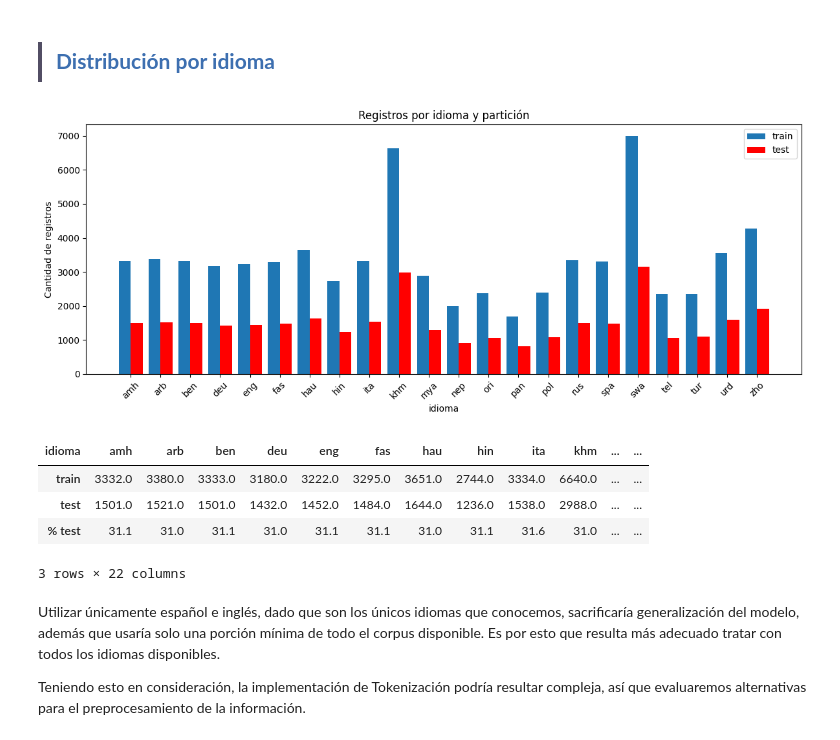
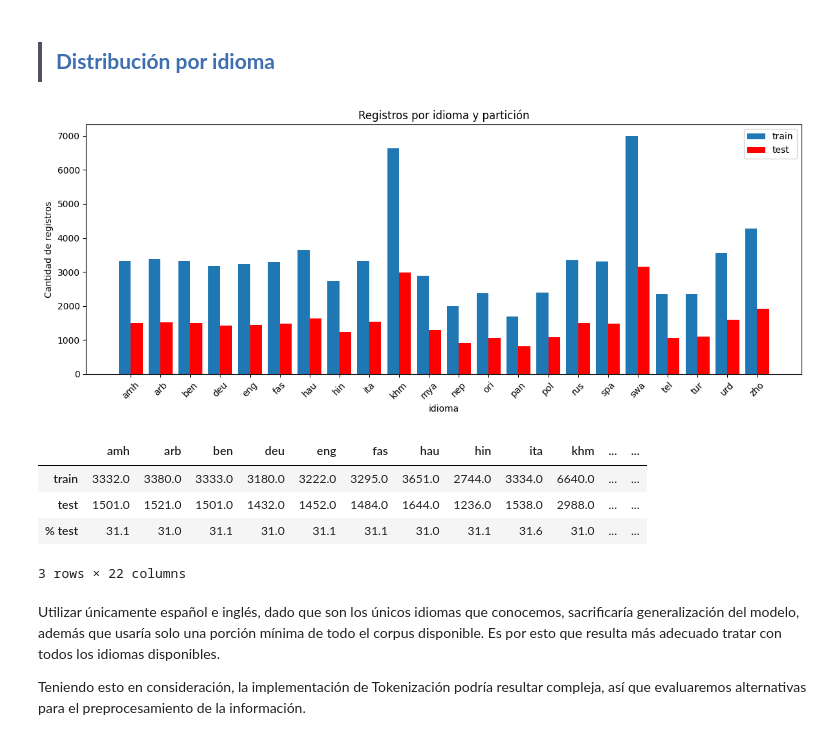
Before and after one commit to makore-0612/POLAR_DMMMOP_PLN, a Jupyter notebook: 1-analisis_exploratorio.ipynb, the cells around one changed output. Drawn from its saved outputs; the diff is of its cells as text; code cells hidden in the pictures.

```diff
--- a/1-analisis_exploratorio.ipynb
+++ b/1-analisis_exploratorio.ipynb
@@ -160,25 +160,25 @@ Polarizados sin ninguna manifestación: 0
 # %%
 # Cantidad de registros por idioma y partición
 conteo = pd.DataFrame({'train': train['idioma'].value_counts(),
                        'test': test['idioma'].value_counts()}).sort_index()
 x = np.arange(len(conteo))
 
 plt.figure(figsize = (12, 5))
 plt.bar(x - 0.2, conteo['train'], width = 0.4, label = 'train')
 plt.bar(x + 0.2, conteo['test'], width = 0.4, color = 'red', label = 'test')
 plt.xticks(x, conteo.index, rotation = 45)
 plt.xlabel('idioma')
 plt.ylabel('Cantidad de registros')
 plt.title('Registros por idioma y partición')
 plt.legend()
 plt.tight_layout()
 plt.show()
 
 conteo['% test'] = round(100 * conteo['test'] / (conteo['train'] + conteo['test']), 1)
-display(conteo.T)
+display(conteo.rename_axis(None).T)
 # %% [output]
 [figure]
-| idioma | amh | arb | ben | deu | eng | fas | hau | hin | ita | khm | ... | ... |
+|  | amh | arb | ben | deu | eng | fas | hau | hin | ita | khm | ... | ... |
 | train | 3332.0 | 3380.0 | 3333.0 | 3180.0 | 3222.0 | 3295.0 | 3651.0 | 2744.0 | 3334.0 | 6640.0 | ... | ... |
 | test | 1501.0 | 1521.0 | 1501.0 | 1432.0 | 1452.0 | 1484.0 | 1644.0 | 1236.0 | 1538.0 | 2988.0 | ... | ... |
 | % test | 31.1 | 31.0 | 31.1 | 31.0 | 31.1 | 31.1 | 31.0 | 31.1 | 31.6 | 31.0 | ... | ... |
```
Also changed, not shown: parts of 7 cells of this notebook.
